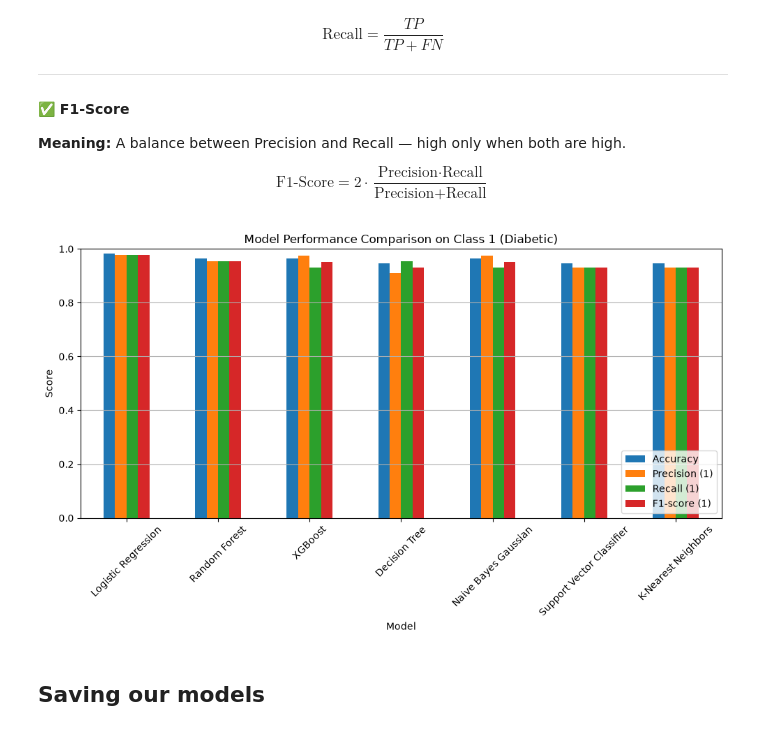
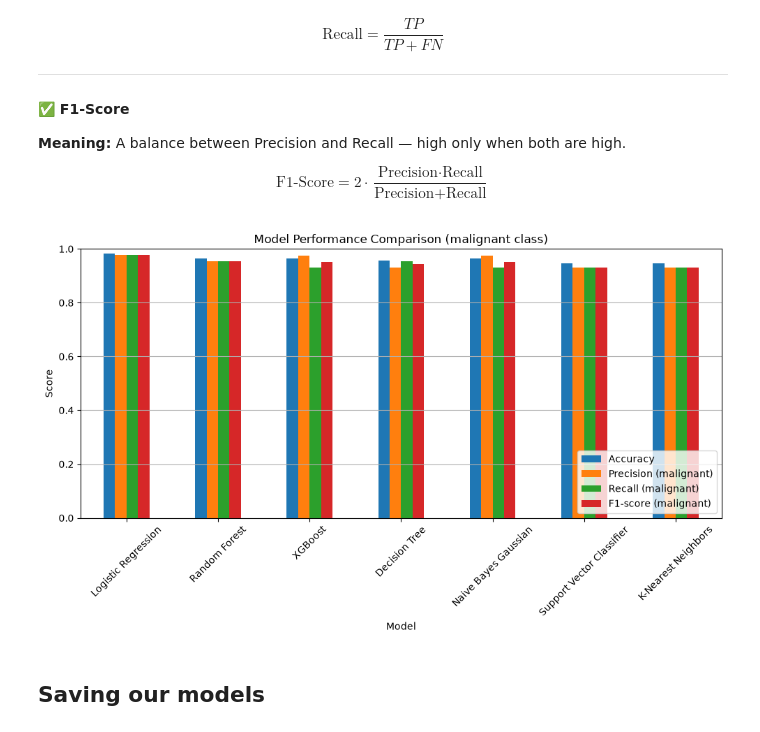
Before and after one commit to MarwanAbdellah/ML-Production_Project, a Jupyter notebook: notebooks/01_exploration.ipynb, the cells around one changed output. Cells and saved outputs as stored; diff of their text form; code cells hidden in the pictures.

Commit message:
Fix notebook EDA diagrams, add leakage caveat and model seeds

```diff
--- a/notebooks/01_exploration.ipynb
+++ b/notebooks/01_exploration.ipynb
@@ -297,8 +292,8 @@ utilized to give an accurate evaluation of a final model fit.
 
 * **validation set:**  A validation dataset is a sample of data from your model's training set that is used to estimate model performance while tuning the model's hyperparameters.
 # %%
-X = df_corr.drop(["diagnosis_benign", "diagnosis_malignant"], axis=1).values
-y = df_corr["diagnosis_malignant"].values
+X = df.drop(columns=["diagnosis", "diagnosis_num"]).values
+y = df["diagnosis_num"].values
 # %%
 X_train, X_test, y_train, y_test = train_test_split(X, y, test_size=0.2, random_state=42)
 # %% [markdown]
@@ -735,14 +737,23 @@ fig, axes = plt.subplots(rows, cols, figsize=(15, 5 * rows))
 axes = axes.flatten()
 
 for idx, (name, info) in enumerate(model_scores.items()):
-    sns.heatmap(info["confusion_matrix"], annot=True, fmt='d', cmap='Blues', cbar=False, ax=axes[idx])
+    sns.heatmap(
+        info["confusion_matrix"],
+        annot=True,
+        fmt="d",
+        cmap="Blues",
+        cbar=False,
+        ax=axes[idx],
+        xticklabels=["benign", "malignant"],
+        yticklabels=["benign", "malignant"],
+    )
     axes[idx].set_title(f"Confusion Matrix - {name}")
     axes[idx].set_xlabel("Predicted")
     axes[idx].set_ylabel("Actual")
 
 # Turn off any unused subplots
-for i in range(idx + 1, len(axes)):
-    axes[i].axis('off')
+for ax in axes[num_models:]:
+    ax.axis("off")
 
 plt.tight_layout()
 plt.show()
@@ -789,30 +800,35 @@ $$
 # %%
 plot_data = [
     {
         "Model": name,
         "Accuracy": info["accuracy"],
-        "Precision (1)": info["report"]["1"]["precision"],
-        "Recall (1)": info["report"]["1"]["recall"],
-        "F1-score (1)": info["report"]["1"]["f1-score"]
+        "Precision (malignant)": info["report"]["1"]["precision"],
+        "Recall (malignant)": info["report"]["1"]["recall"],
+        "F1-score (malignant)": info["report"]["1"]["f1-score"],
     }
     for name, info in model_scores.items()
 ]
 
 scores_df = pd.DataFrame(plot_data)
-ax = scores_df.set_index("Model")[["Accuracy", "Precision (1)", "Recall (1)", "F1-score (1)"]].plot(
-    kind='bar', figsize=(10, 6)
-)
+ax = scores_df.set_index("Model")[
+    [
+        "Accuracy",
+        "Precision (malignant)",
+        "Recall (malignant)",
+        "F1-score (malignant)",
+    ]
+].plot(kind="bar", figsize=(10, 6))
 
-plt.title("Model Performance Comparison on Class 1 (Diabetic)")
+plt.title("Model Performance Comparison (malignant class)")
 plt.ylabel("Score")
 plt.ylim(0, 1)
-plt.legend(loc='lower right')
+plt.legend(loc="lower right")
 plt.xticks(rotation=45)
-plt.grid(axis='y')
+plt.grid(axis="y")
 plt.tight_layout()
 plt.show()
 # %% [output]
-[figure, old version]
+[figure, new version]
 # %% [markdown]
 ## Saving our models
 # %%
```
Also changed, not shown: parts of 24 cells of this notebook, 4 other files.
